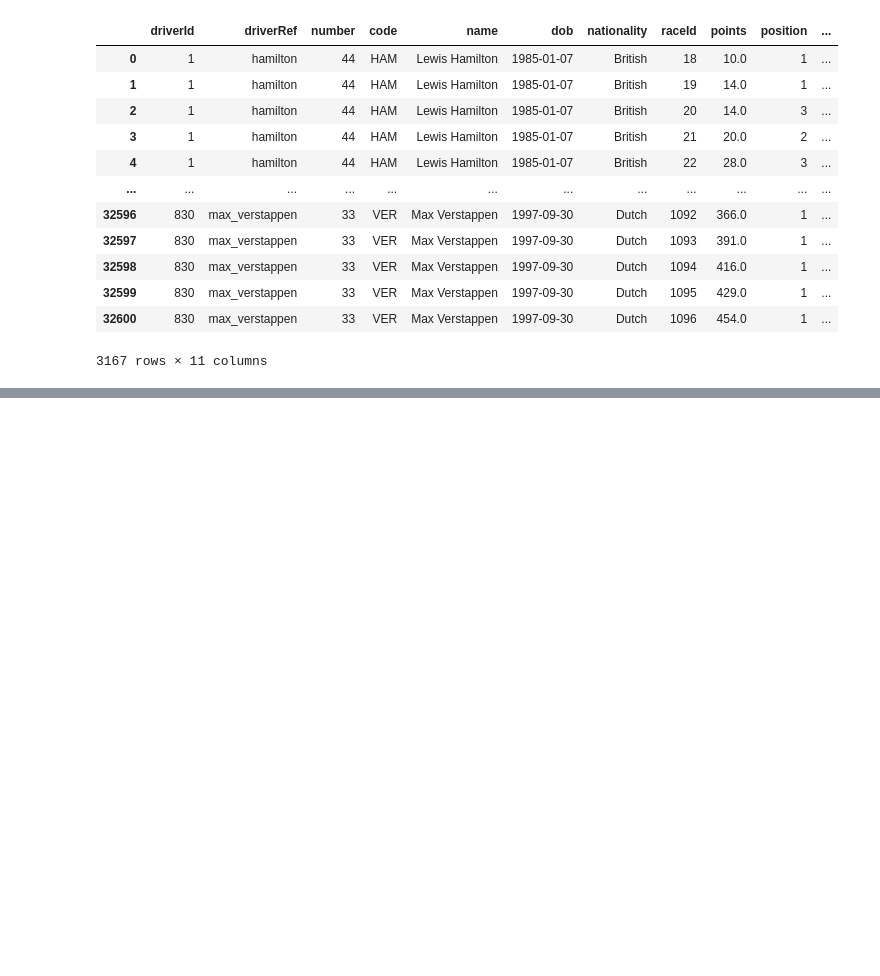
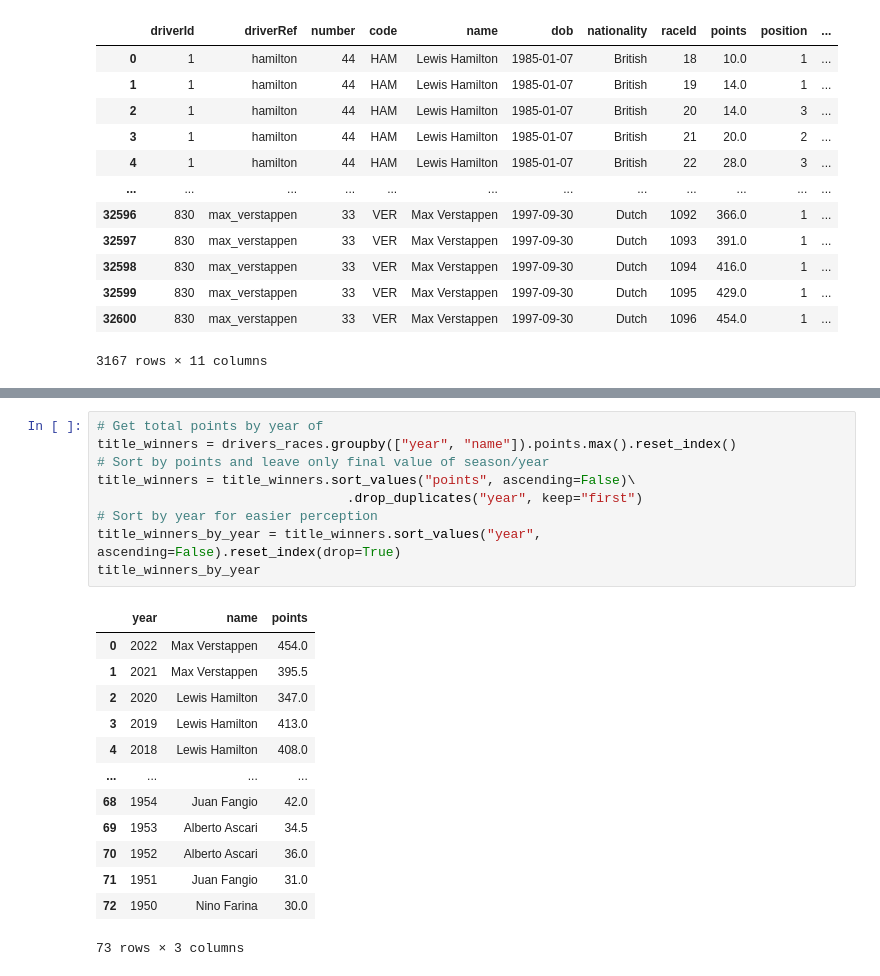
Before and after one commit to soyuz108/EDA-Formula-1-Drivers, a Jupyter notebook: drivers_analysis.ipynb, the cells around one changed output, grey strips where cells are left out. Drawn from its saved outputs; the diff is of its cells as text; blank space fills up the shorter version.

```diff
--- a/drivers_analysis.ipynb
+++ b/drivers_analysis.ipynb
@@ -246,0 +253,23 @@ circuit_winners_sum
+# %%
+# Get total points by year of
+title_winners = drivers_races.groupby(["year", "name"]).points.max().reset_index()
+# Sort by points and leave only final value of season/year
+title_winners = title_winners.sort_values("points", ascending=False)\
+                                .drop_duplicates("year", keep="first")
+# Sort by year for easier perception
+title_winners_by_year = title_winners.sort_values("year", ascending=False).reset_index(drop=True)
+title_winners_by_year
+# %% [output]
+|  | year | name | points |
+| 0 | 2022 | Max Verstappen | 454.0 |
+| 1 | 2021 | Max Verstappen | 395.5 |
+| 2 | 2020 | Lewis Hamilton | 347.0 |
+| 3 | 2019 | Lewis Hamilton | 413.0 |
+| 4 | 2018 | Lewis Hamilton | 408.0 |
+| ... | ... | ... | ... |
+| 68 | 1954 | Juan Fangio | 42.0 |
+| 69 | 1953 | Alberto Ascari | 34.5 |
+| 70 | 1952 | Alberto Ascari | 36.0 |
+| 71 | 1951 | Juan Fangio | 31.0 |
+| 72 | 1950 | Nino Farina | 30.0 |
+73 rows × 3 columns
```
Also changed, not shown: parts of 7 cells of this notebook.
